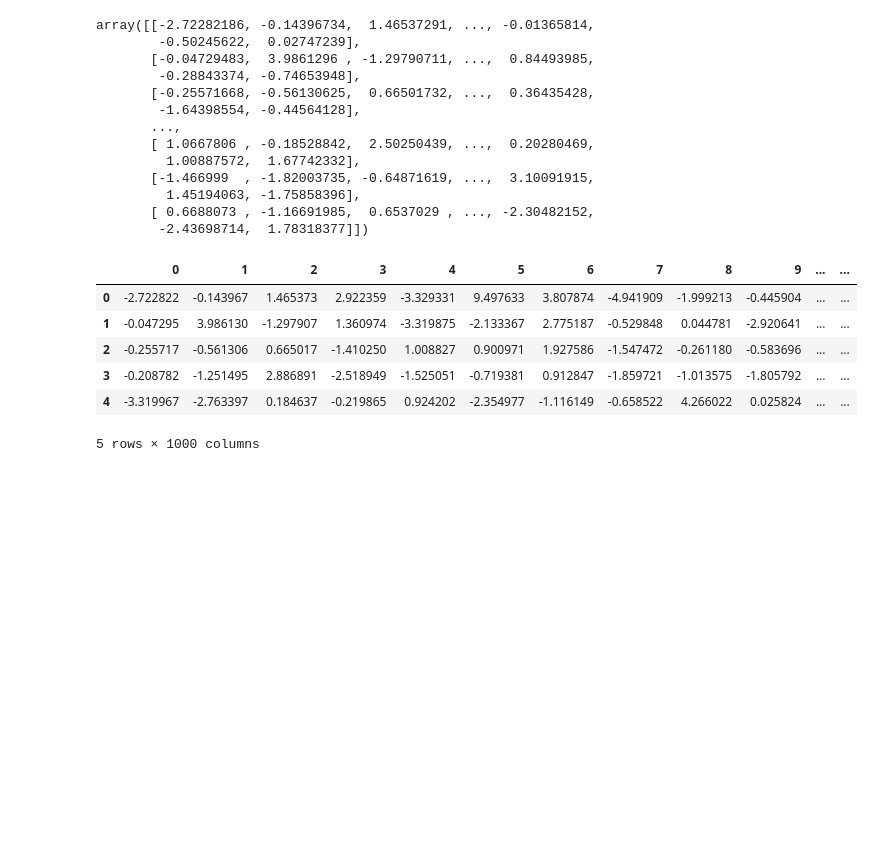
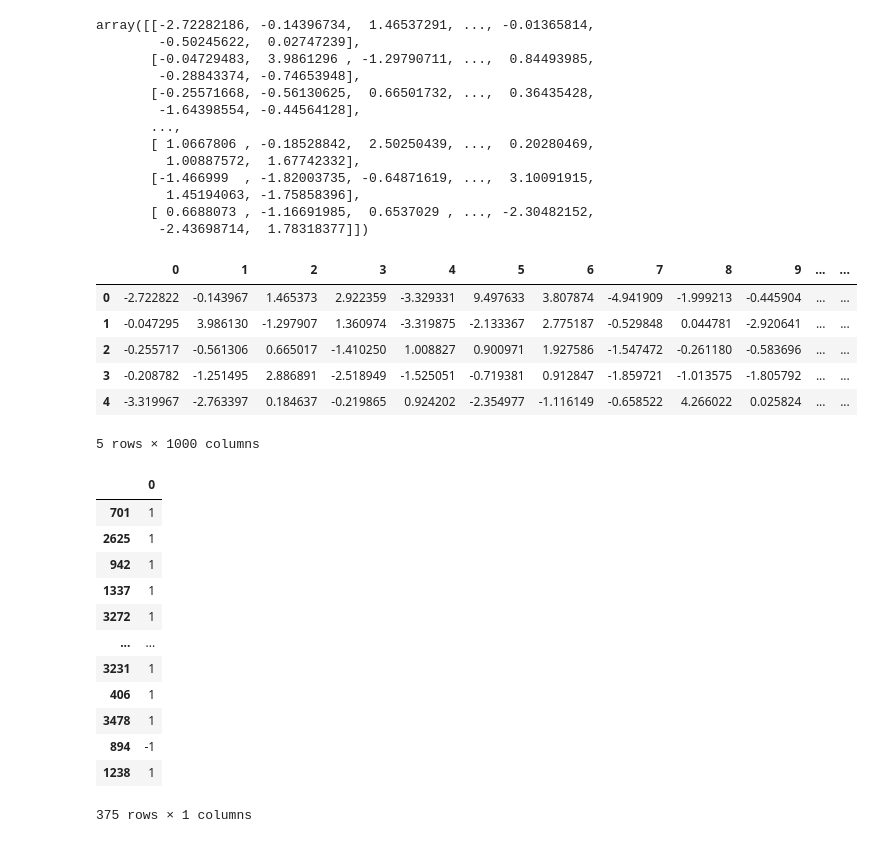
Before and after one commit to pavi-ninjaac/spam_or_ham_fsec, a Jupyter notebook: explore/step2_preprocessing.ipynb, the cells around one changed output. Drawn from its saved outputs; the diff is of its cells as text; code cells hidden in the pictures; blank space fills up the shorter version.

```diff
--- a/explore/preprocessing.ipynb
+++ b/explore/step2_preprocessing.ipynb
@@ -267,3 +277,19 @@ x_train_loaded.head()
 | 3 | -0.208782 | -1.251495 | 2.886891 | -2.518949 | -1.525051 | -0.719381 | 0.912847 | -1.859721 | -1.013575 | -1.805792 | ... | ... |
 | 4 | -3.319967 | -2.763397 | 0.184637 | -0.219865 | 0.924202 | -2.354977 | -1.116149 | -0.658522 | 4.266022 | 0.025824 | ... | ... |
 5 rows × 1000 columns
+# %%
+y_test
+# %% [output]
+|  | 0 |
+| 701 | 1 |
+| 2625 | 1 |
+| 942 | 1 |
+| 1337 | 1 |
+| 3272 | 1 |
+| ... | ... |
+| 3231 | 1 |
+| 406 | 1 |
+| 3478 | 1 |
+| 894 | -1 |
+| 1238 | 1 |
+375 rows × 1 columns
```
Also changed, not shown: parts of 4 cells of this notebook, 29 other files.
